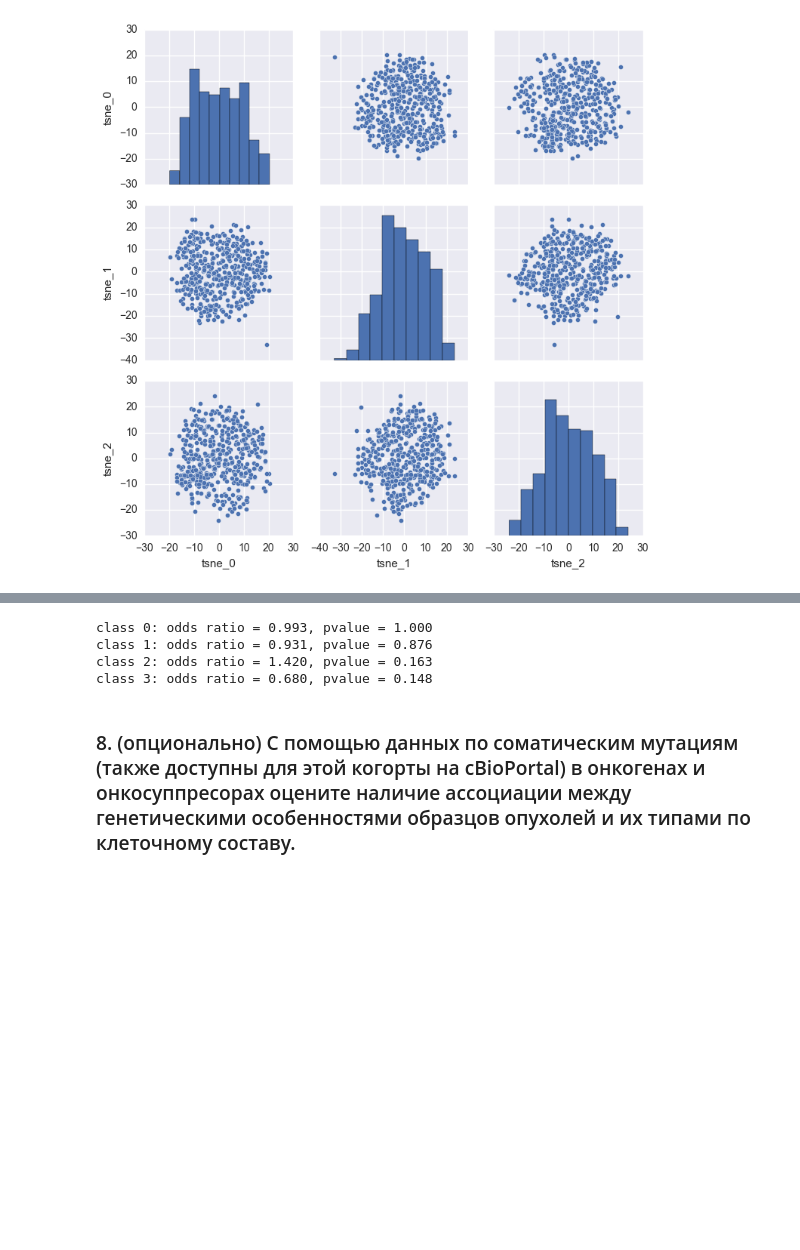
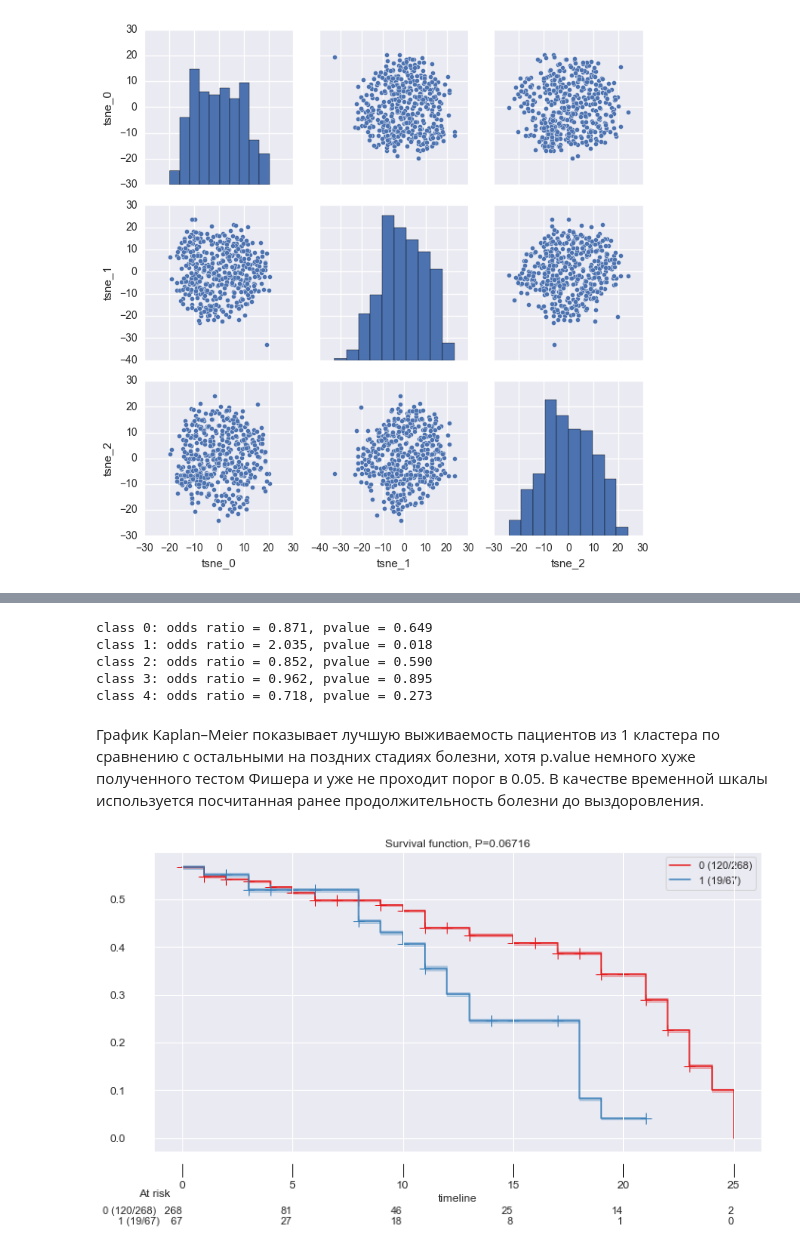
Before and after one commit to KozlovaES/BG_TestCase, a Jupyter notebook: Kozlova_test5.ipynb, the cells around one changed output, grey strips where cells are left out. Cells and saved outputs as stored; diff of their text form; code cells hidden in the pictures; blank space fills up the shorter version.

```diff
--- a/Kozlova_test5.ipynb
+++ b/Kozlova_test5.ipynb
@@ -420,3 +405,3 @@ sns.lmplot('tsne_0', 'tsne_1', inf_tsne, hue='class', fit_reg=False)
 # %%
-data_pat = pd.read_csv('./skcm_tcga/data_bcr_clinical_data_patient_filtered.txt', sep='\t', index_col=1)
+data_pat = pd.read_csv('./skcm_tcga/data_bcr_clinical_data_patient_filtered.txt', sep='\t', index_col=0)
 # %% [markdown]
@@ -442,18 +429,26 @@ dtype: int64
 # %%
-import scipy.stats as stats
-
 surv_groups = inf_tsne.groupby(['class', 'OS_STATUS']).size()
 dec_all     = inf_tsne.groupby(['OS_STATUS']).size()['DECEASED']
 liv_all     = inf_tsne.groupby(['OS_STATUS']).size()['LIVING']
-
-for i in range(4):
+data_pat = pd.read_csv('./skcm_tcga/data_bcr_clinical_data_patient_filtered.txt', sep='\t', index_col=1)
+for i in range(5):
     oddsratio, pvalue = stats.fisher_exact([[surv_groups[i, 'LIVING'], surv_groups[i, 'DECEASED']],
                                             [liv_all-surv_groups[i, 'LIVING'], dec_all-surv_groups[i, 'DECEASED']]])
     print('class %d: odds ratio = %.3f, pvalue = %.3f'%(i, oddsratio, pvalue))
 # %% [output]
-class 0: odds ratio = 0.993, pvalue = 1.000
-class 1: odds ratio = 0.931, pvalue = 0.876
-class 2: odds ratio = 1.420, pvalue = 0.163
-class 3: odds ratio = 0.680, pvalue = 0.148
+class 0: odds ratio = 0.871, pvalue = 0.649
+class 1: odds ratio = 2.035, pvalue = 0.018
+class 2: odds ratio = 0.852, pvalue = 0.590
+class 3: odds ratio = 0.962, pvalue = 0.895
+class 4: odds ratio = 0.718, pvalue = 0.273
-# %% [markdown]
-### 8. (опционально) С помощью данных по соматическим мутациям (также доступны для этой когорты на cBioPortal) в онкогенах и онкосуппресорах оцените наличие ассоциации между генетическими особенностями образцов опухолей и их типами по клеточному составу.
+# %% [markdown]
+График Kaplan–Meier показывает лучшую выживаемость пациентов из 1 кластера по сравнению с остальными на поздних стадиях болезни, хотя p.value немного хуже полученного тестом Фишера и уже не проходит порог в 0.05. В качестве временной шкалы используется посчитанная ранее продолжительность болезни до выздоровления.
+# %%
+time_event = data_pat['DS'].astype(int)
+censoring  = pd.get_dummies(data_pat['OS_STATUS'])['LIVING'] # needs 0/1 binary
+labx       = pd.get_dummies(inf_tsne['class'])[1]
+
+out = km.fit(time_event, censoring, labx)
+km.plot(out)
+# %% [output]
+[figure, added]
```
Also changed, not shown: parts of 81 cells of this notebook.
